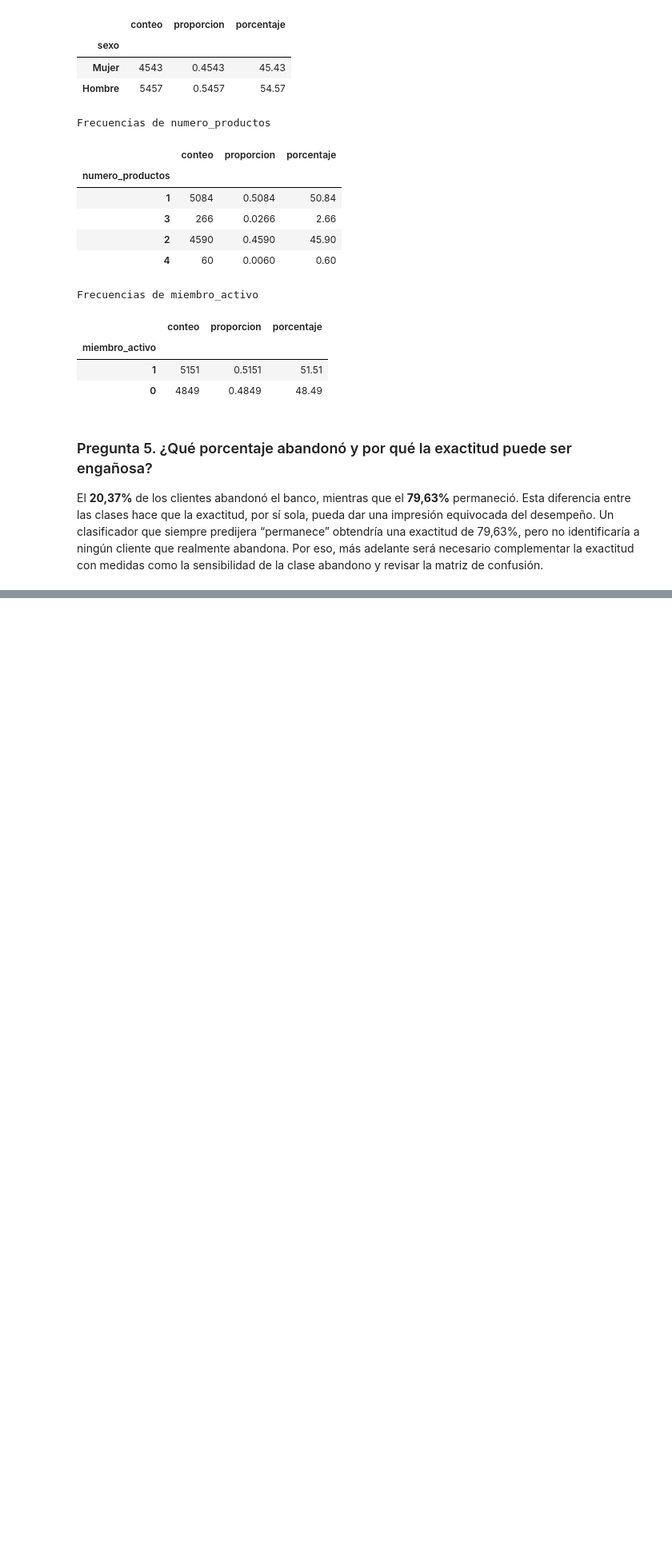
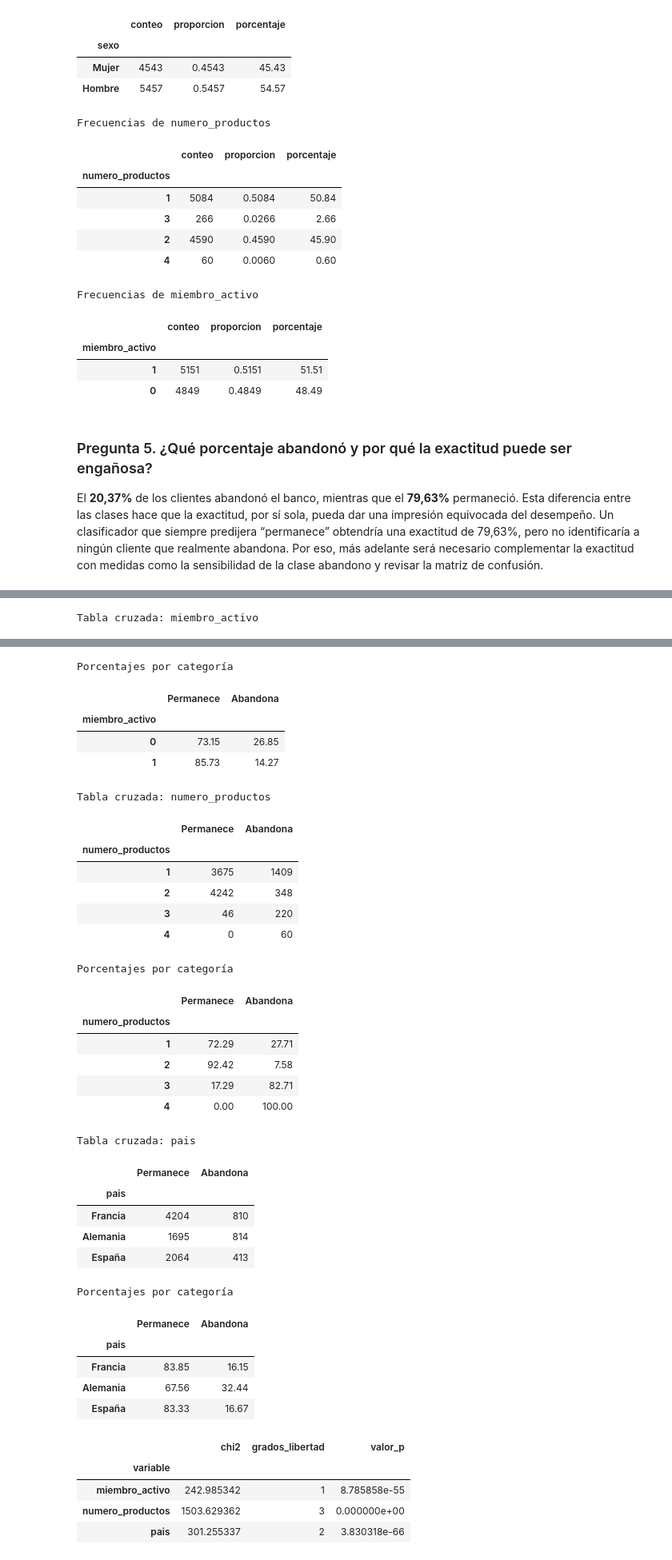
Before and after one commit to martinfgaleano-crypto/Taller_Regresion_Logistica, a Jupyter notebook: Taller_Abandono_Producto_Financiero.ipynb, the cells around one changed output, grey strips where cells are left out. Shown at 80% size. Cells and saved outputs as stored; diff of their text form; code cells hidden in the pictures; blank space fills up the shorter version.

```diff
--- a/Taller_Abandono_Producto_Financiero.ipynb
+++ b/Taller_Abandono_Producto_Financiero.ipynb
@@ -310,0 +354,29 @@ El **20,37%** de los clientes abandonó el banco, mientras que el **79,63%** per
+# %%
+from scipy.stats import chi2_contingency
+
+resultados_chi2 = []
+tablas_cruzadas = {}
+
+for variable in ["miembro_activo", "numero_productos", "pais"]:
+    tabla = pd.crosstab(datos[variable], datos["abandono"])
+    tabla.columns = ["Permanece", "Abandona"]
+    porcentajes = tabla.div(tabla.sum(axis=1), axis=0) * 100
+    chi2, valor_p, grados_libertad, _ = chi2_contingency(tabla)
+
+    tablas_cruzadas[variable] = tabla
+    resultados_chi2.append({
+        "variable": variable,
+        "chi2": chi2,
+        "grados_libertad": grados_libertad,
+        "valor_p": valor_p,
+    })
+
+    print(f"Tabla cruzada: {variable}")
+    display(tabla)
+    print("Porcentajes por categoría")
+    display(porcentajes.round(2))
+
+tabla_resultados_chi2 = pd.DataFrame(resultados_chi2).set_index("variable")
+tabla_resultados_chi2
+# %% [output]
+Tabla cruzada: miembro_activo
@@ -310,0 +387,36 @@ El **20,37%** de los clientes abandonó el banco, mientras que el **79,63%** per
+Porcentajes por categoría
+|  | Permanece | Abandona |
+| miembro_activo |  |  |
+| 0 | 73.15 | 26.85 |
+| 1 | 85.73 | 14.27 |
+Tabla cruzada: numero_productos
+|  | Permanece | Abandona |
+| numero_productos |  |  |
+| 1 | 3675 | 1409 |
+| 2 | 4242 | 348 |
+| 3 | 46 | 220 |
+| 4 | 0 | 60 |
+Porcentajes por categoría
+|  | Permanece | Abandona |
+| numero_productos |  |  |
+| 1 | 72.29 | 27.71 |
+| 2 | 92.42 | 7.58 |
+| 3 | 17.29 | 82.71 |
+| 4 | 0.00 | 100.00 |
+Tabla cruzada: pais
+|  | Permanece | Abandona |
+| pais |  |  |
+| Francia | 4204 | 810 |
+| Alemania | 1695 | 814 |
+| España | 2064 | 413 |
+Porcentajes por categoría
+|  | Permanece | Abandona |
+| pais |  |  |
+| Francia | 83.85 | 16.15 |
+| Alemania | 67.56 | 32.44 |
+| España | 83.33 | 16.67 |
+|  | chi2 | grados_libertad | valor_p |
+| variable |  |  |  |
+| miembro_activo | 242.985342 | 1 | 8.785858e-55 |
+| numero_productos | 1503.629362 | 3 | 0.000000e+00 |
+| pais | 301.255337 | 2 | 3.830318e-66 |
```
Also changed, not shown: parts of 11 cells of this notebook.
